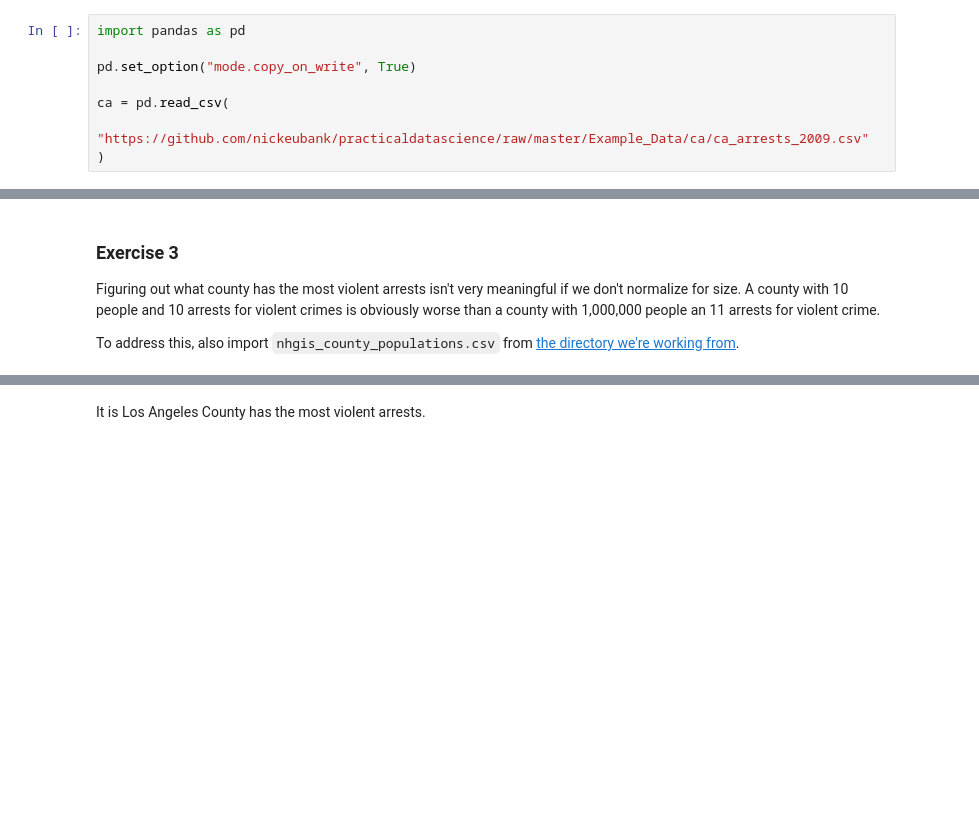
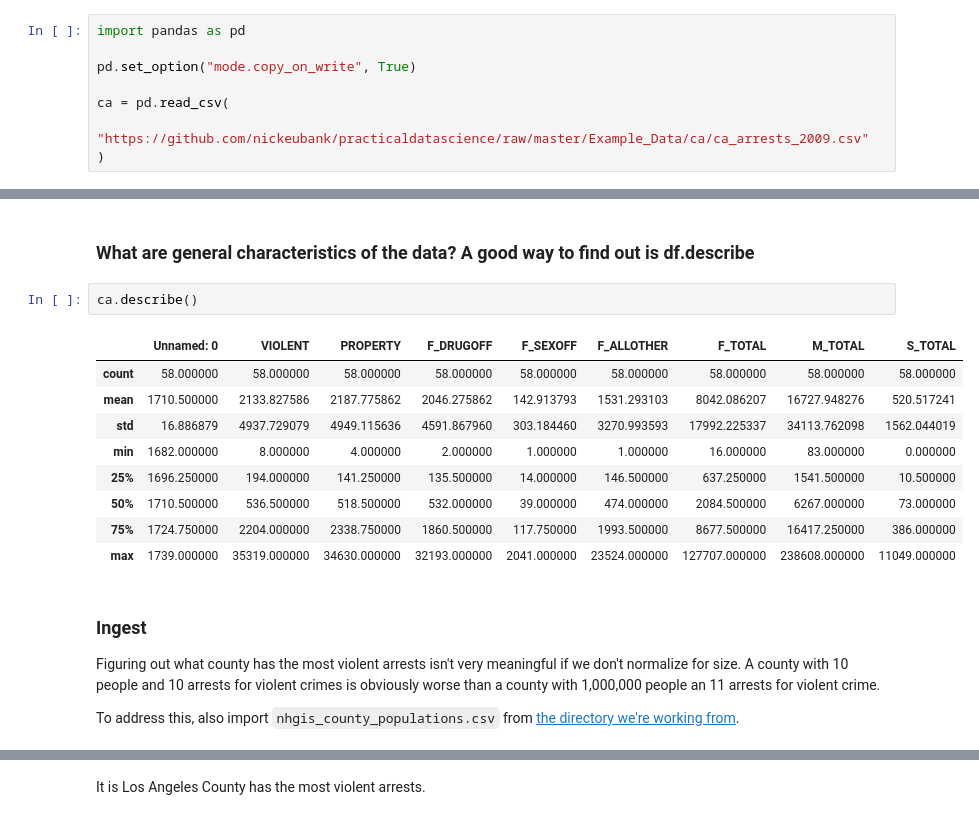
Before and after one commit to minlingz/colab, a Jupyter notebook: exercise_merging.ipynb, the cells around one changed output, grey strips where cells are left out. Saved outputs shown, nothing was run; the diff lists cells and outputs as text; blank space fills up the shorter version.

```diff
--- a/exercise_merging.ipynb
+++ b/exercise_merging.ipynb
@@ -47,5 +50,19 @@ ca.sample(10)
+# %% [markdown]
+### What are general characteristics of the data? A good way to find out is df.describe
+# %%
+ca.describe()
+# %% [output]
+|  | Unnamed: 0 | VIOLENT | PROPERTY | F_DRUGOFF | F_SEXOFF | F_ALLOTHER | F_TOTAL | M_TOTAL | S_TOTAL |
+| count | 58.000000 | 58.000000 | 58.000000 | 58.000000 | 58.000000 | 58.000000 | 58.000000 | 58.000000 | 58.000000 |
+| mean | 1710.500000 | 2133.827586 | 2187.775862 | 2046.275862 | 142.913793 | 1531.293103 | 8042.086207 | 16727.948276 | 520.517241 |
+| std | 16.886879 | 4937.729079 | 4949.115636 | 4591.867960 | 303.184460 | 3270.993593 | 17992.225337 | 34113.762098 | 1562.044019 |
+| min | 1682.000000 | 8.000000 | 4.000000 | 2.000000 | 1.000000 | 1.000000 | 16.000000 | 83.000000 | 0.000000 |
+| 25% | 1696.250000 | 194.000000 | 141.250000 | 135.500000 | 14.000000 | 146.500000 | 637.250000 | 1541.500000 | 10.500000 |
+| 50% | 1710.500000 | 536.500000 | 518.500000 | 532.000000 | 39.000000 | 474.000000 | 2084.500000 | 6267.000000 | 73.000000 |
+| 75% | 1724.750000 | 2204.000000 | 2338.750000 | 1860.500000 | 117.750000 | 1993.500000 | 8677.500000 | 16417.250000 | 386.000000 |
+| max | 1739.000000 | 35319.000000 | 34630.000000 | 32193.000000 | 2041.000000 | 23524.000000 | 127707.000000 | 238608.000000 | 11049.000000 |
 # %% [markdown]
-### Exercise 3
+### Ingest
 Figuring out what county has the most violent arrests isn't very meaningful if we don't normalize for size. A county with 10 people and 10 arrests for violent crimes is obviously worse than a county with 1,000,000 people an 11 arrests for violent crime.
 
 To address this, also import `nhgis_county_populations.csv` from [the directory we're working from](https://github.com/nickeubank/practicaldatascience/tree/master/Example_Data/ca).
```
Also changed, not shown: parts of 57 cells of this notebook.
